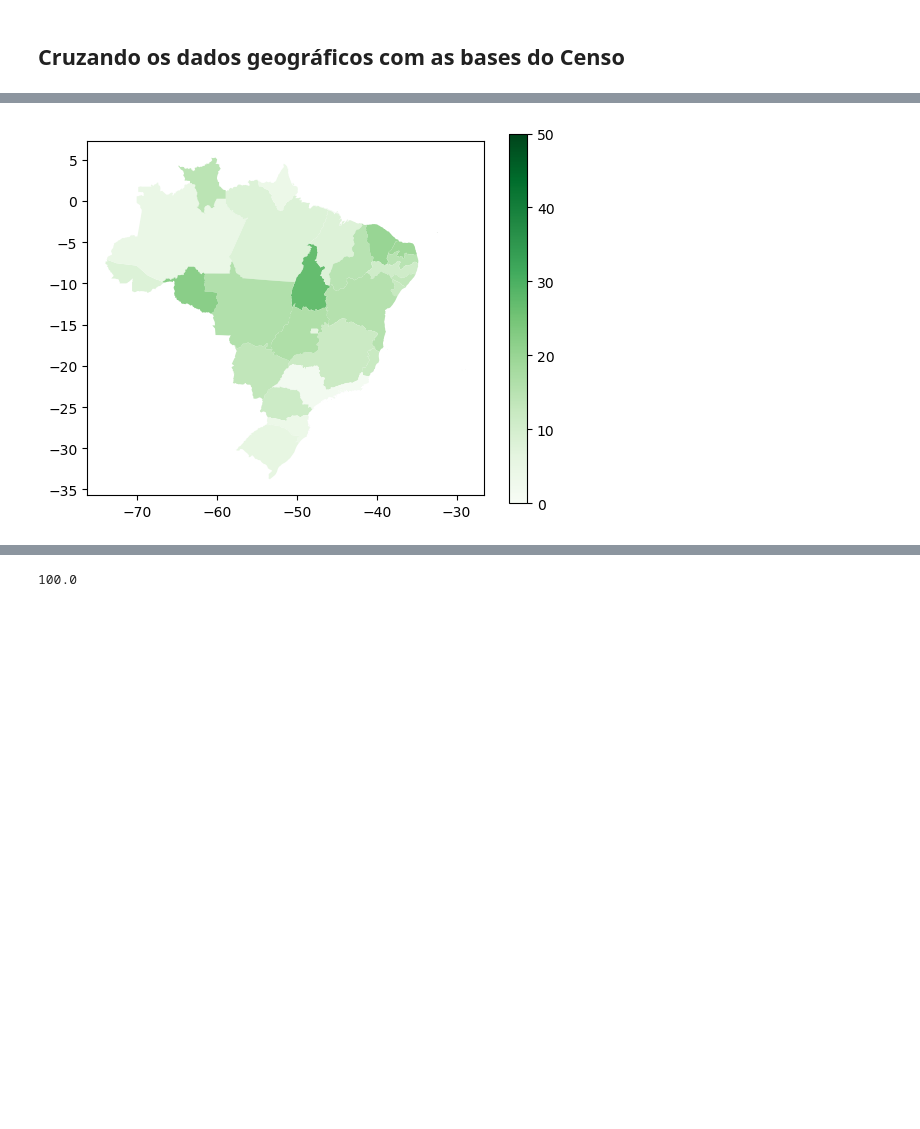
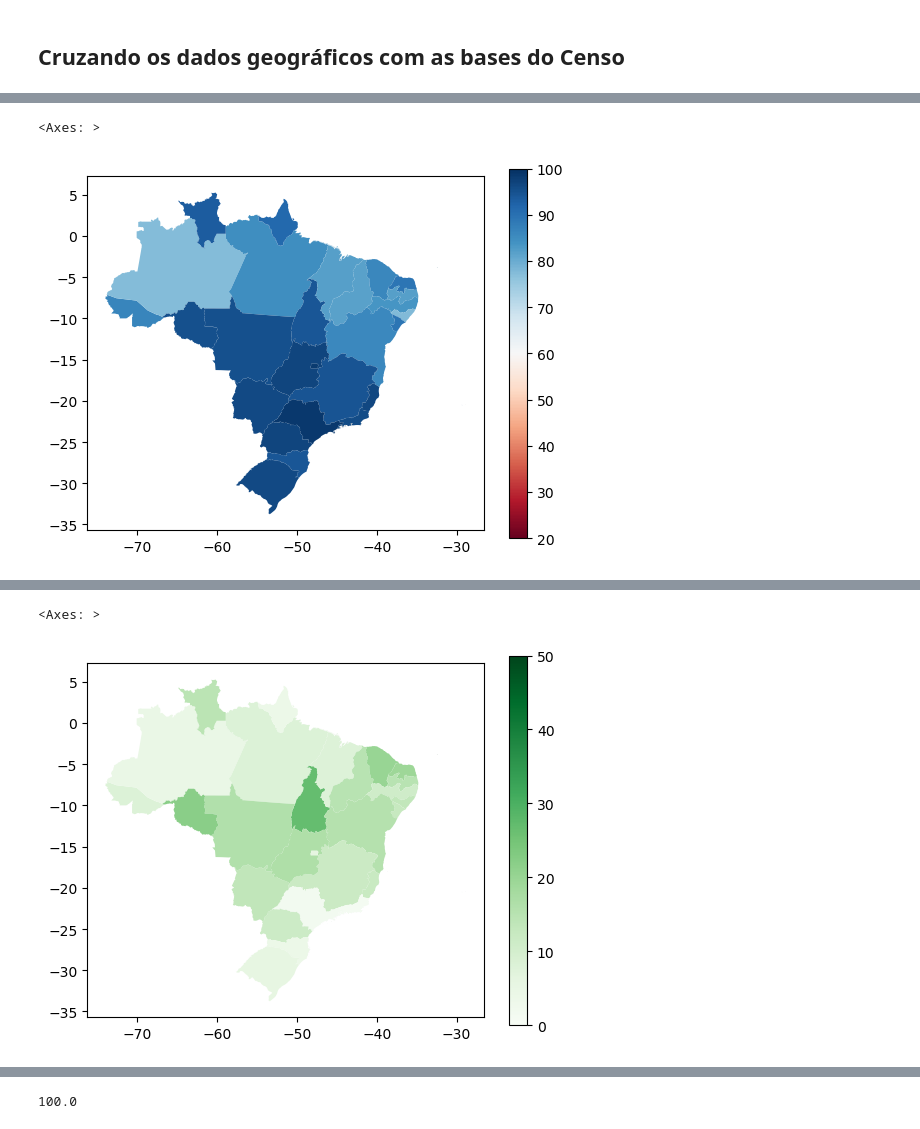
Before and after one commit to FelipeMP94/Acesso----gua-Brasil, a Jupyter notebook: Geo.ipynb, the cells around one changed output, grey strips where cells are left out. Cells and saved outputs as stored; diff of their text form; code cells hidden in the pictures; blank space fills up the shorter version.

```diff
--- a/Geo.ipynb
+++ b/Geo.ipynb
@@ -66,3 +78,8 @@ uf_br.plot(column = 'T_AGUA_1991',cmap= 'RdBu', legend=True,vmin=20.0,vmax=100.0
+# %%
+uf_br.plot(column = 'T_AGUA_2010',cmap= 'RdBu', legend=True,vmin=20.0,vmax=100.0)
+# %% [output]
+<Axes: >
+[figure, added]
 # %%
 uf_br['dif1'] = uf_br['T_AGUA_2000']- uf_br['T_AGUA_1991']
 uf_br['dif2'] = uf_br['T_AGUA_2010']- uf_br['T_AGUA_2000']
@@ -77,8 +94,8 @@ uf_br.head()
 | 4 | 17 | Tocantins | TO | Norte | 277423.627 | POLYGON ((-48.24830 -13.19239, -4... | 28.97 | 55.73 | 94.33 | ... |
 # %%
 uf_br.plot(column='dif1',cmap='Greens',legend=True,vmin=0,vmax=50.0)
-save('dif1')
 # %% [output]
+<Axes: >
 [figure]
 # %%
 uf_br.plot(column='dif2',cmap='Greens',legend=True,vmin=0,vmax=50)
```
Also changed, not shown: parts of 11 cells of this notebook.
